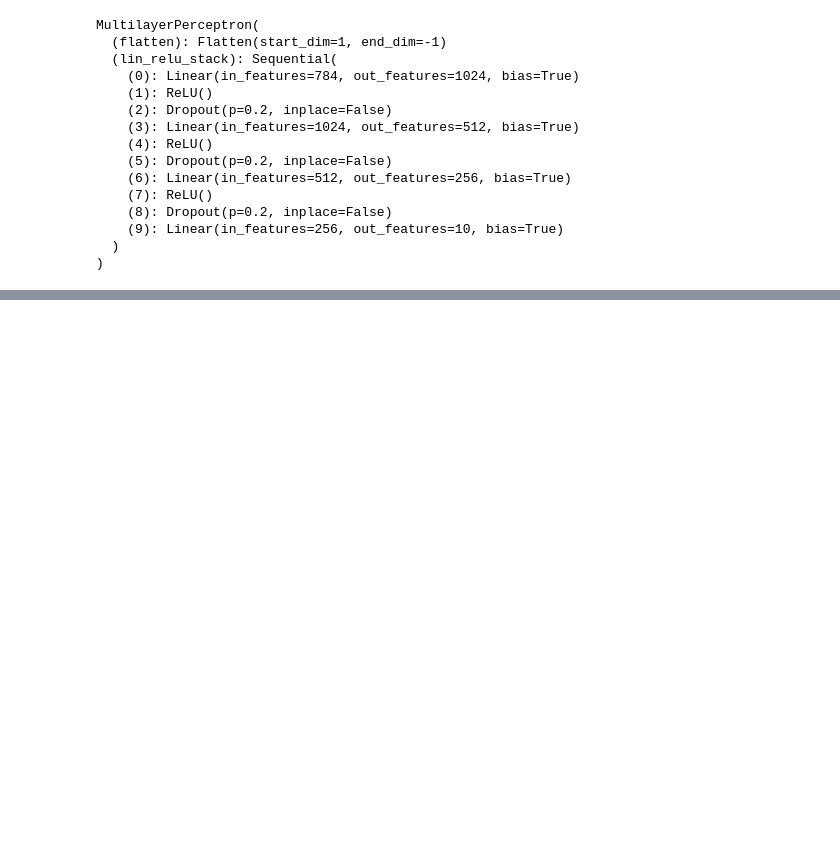
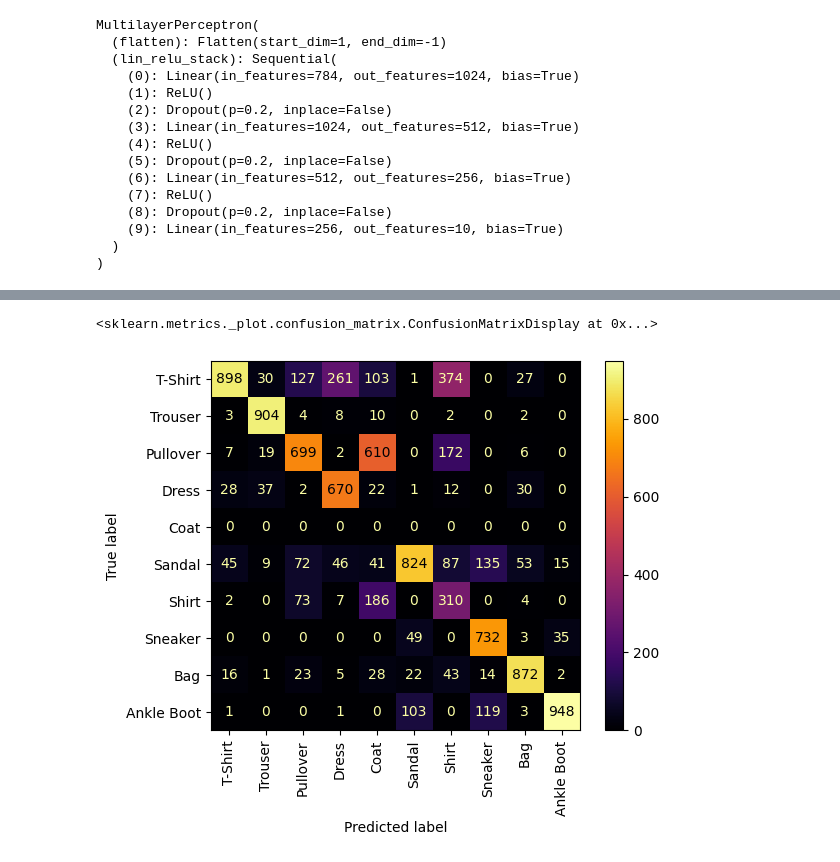
Before and after one commit to amjvl-git/csip-5103-coursework-2025-miloshkii, a Jupyter notebook: P2963116/P2963116_MylesWheatley.ipynb, the cells around one changed output, grey strips where cells are left out. Saved outputs shown, nothing was run; the diff lists cells and outputs as text; code cells hidden in the pictures; blank space fills up the shorter version.

```diff
--- a/P2963116/P2963116_MylesWheatley.ipynb
+++ b/P2963116/P2963116_MylesWheatley.ipynb
@@ -312,0 +315,6 @@ plt.show()
+# %%
+dropout_cm = ConfM(test_loader,ann_dropout)
+ConfusionMatrixDisplay(dropout_cm, display_labels=data_labels).plot(xticks_rotation='vertical', cmap = 'inferno')
+# %% [output]
+<sklearn.metrics._plot.confusion_matrix.ConfusionMatrixDisplay at 0x...>
+[figure, added]
```
Also changed, not shown: parts of 12 cells of this notebook.
